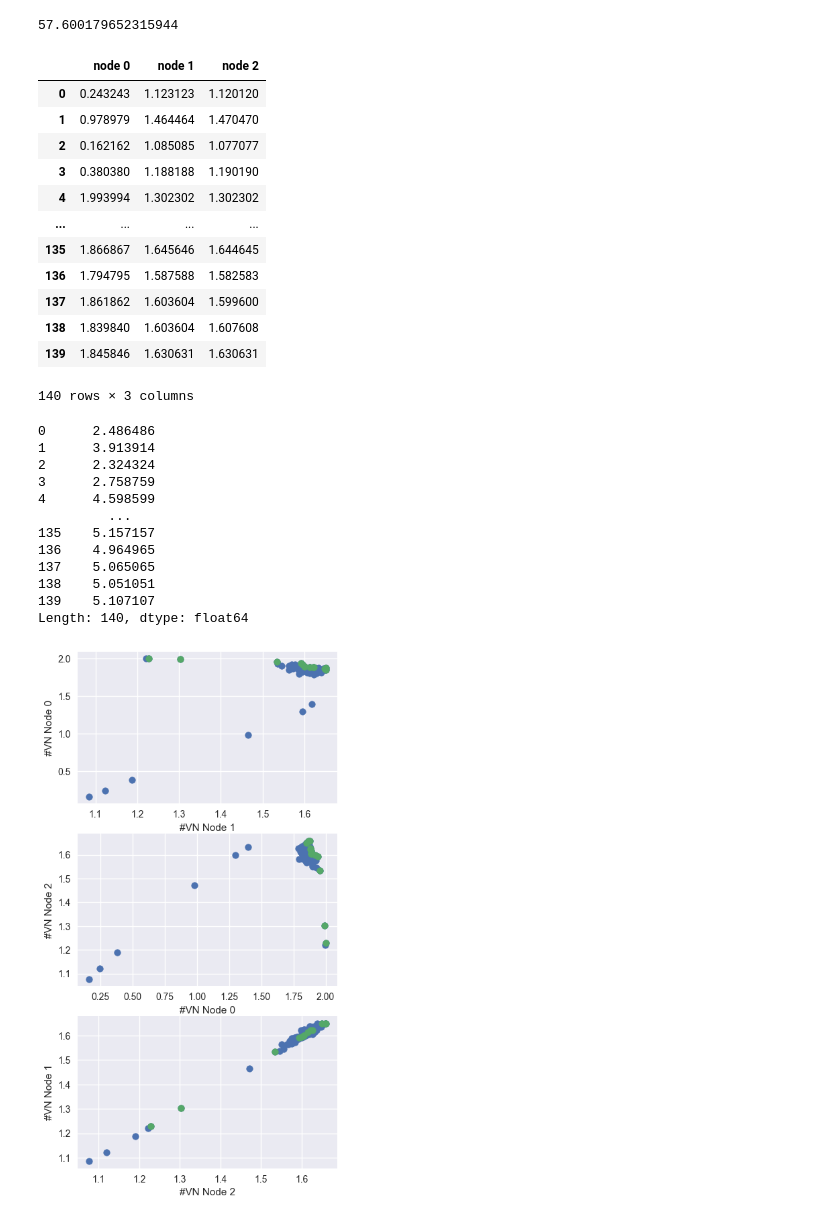
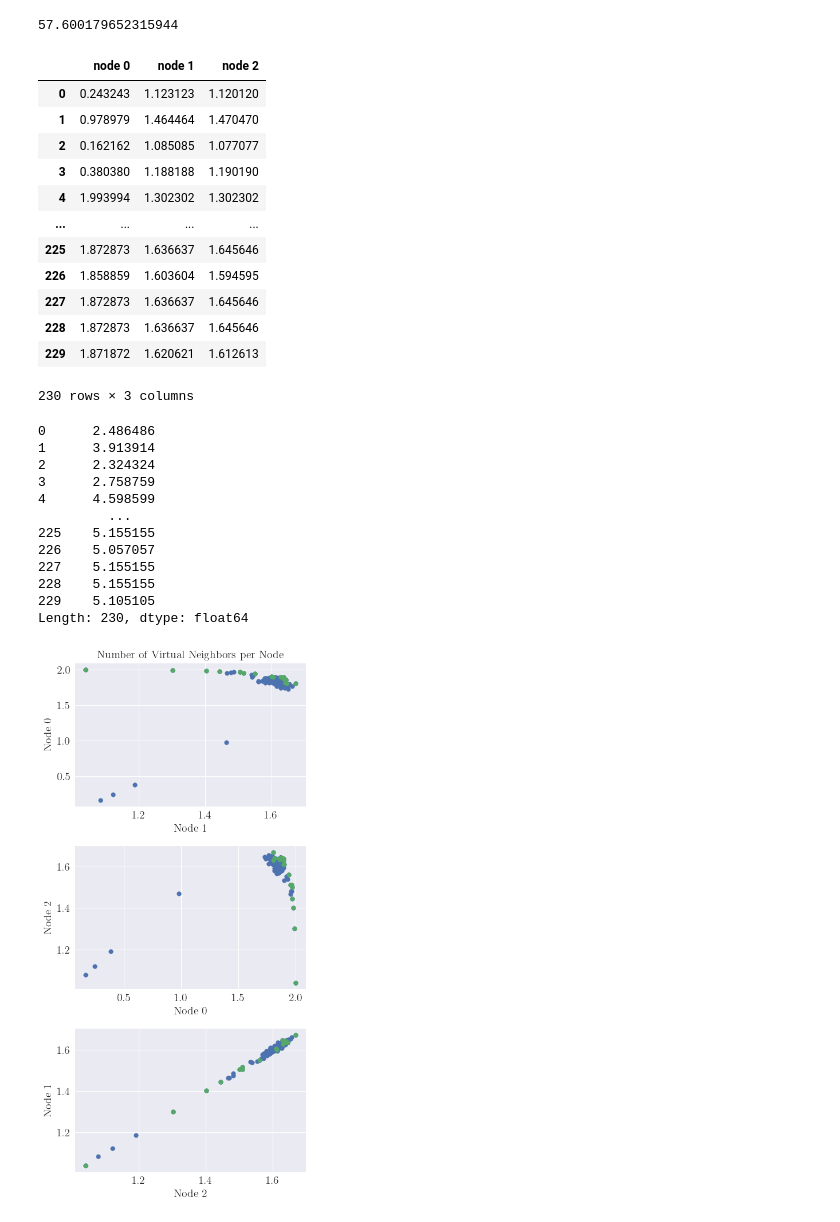
Before and after one commit to Luisenden/qnetsur, a Jupyter notebook: notebooks/paretotrial.ipynb, the cells around one changed output. Saved outputs shown, nothing was run; the diff lists cells and outputs as text; code cells hidden in the pictures.

```diff
--- a/notebooks/paretotrial.ipynb
+++ b/notebooks/paretotrial.ipynb
@@ -12,3 +12,20 @@ sys.path.append('../usecase_rb')
 sys.path.append('../src')
 import src
 import simulation
+
+plt.style.use("seaborn-v0_8-paper")
+
+font = 14
+plt.rcParams.update({
+    'text.usetex': True,
+    'font.family': 'serif',
+    'font.size': font,
+    'axes.labelsize': font,
+    'xtick.labelsize': font,
+    'ytick.labelsize': font,
+    'legend.fontsize': font,
+    'legend.title_fontsize': font,
+    'axes.titlesize': font
+})
+import warnings
+warnings.filterwarnings("ignore")
@@ -72,6 +78,6 @@ See https://github.com/networkx/networkx/issues/5723
 [figure]
 # %%
-with open('../../surdata/SU_tree2,1_0.50h_objective-meanopt_SEED42_03-08-2024_10:01:12.pkl', 'rb') as file:
+with open('../../surdata/SU_tree2,1_0.50h_objective-meanopt_SEED42_03-28-2024_16:51:58.pkl', 'rb') as file:
     # Load the object from the file
     sur_loaded_data = pickle.load(file)
 model = sur_loaded_data
@@ -114,12 +155,12 @@ virtual_neighbours
 | 3 | 0.380380 | 1.188188 | 1.190190 |
 | 4 | 1.993994 | 1.302302 | 1.302302 |
 | ... | ... | ... | ... |
-| 135 | 1.866867 | 1.645646 | 1.644645 |
-| 136 | 1.794795 | 1.587588 | 1.582583 |
-| 137 | 1.861862 | 1.603604 | 1.599600 |
-| 138 | 1.839840 | 1.603604 | 1.607608 |
-| 139 | 1.845846 | 1.630631 | 1.630631 |
+| 225 | 1.872873 | 1.636637 | 1.645646 |
+| 226 | 1.858859 | 1.603604 | 1.594595 |
+| 227 | 1.872873 | 1.636637 | 1.645646 |
+| 228 | 1.872873 | 1.636637 | 1.645646 |
+| 229 | 1.871872 | 1.620621 | 1.612613 |
-140 rows × 3 columns
+230 rows × 3 columns
 # %%
 virtual_neighbours.sum(axis=1)
 # %% [output]
@@ -129,12 +170,12 @@ virtual_neighbours.sum(axis=1)
 3      2.758759
 4      4.598599
          ...
-135    5.157157
-136    4.964965
-137    5.065065
-138    5.051051
-139    5.107107
-Length: 140, dtype: float64
+225    5.155155
+226    5.057057
+227    5.155155
+228    5.155155
+229    5.105105
+Length: 230, dtype: float64
 # %%
 vn = virtual_neighbours.to_numpy()
 # %%
@@ -142,15 +183,16 @@ filter = paretoset(vn, sense=["max"]*3)
 # %%
 fig, axs = plt.subplots(3,sharey=False, sharex=False, figsize=[5,10])
 labels = [1,0,2,1]
 for i,ax in enumerate(axs):
     ax.scatter(x=vn[:,labels[i]], y=vn[:,labels[i+1]])
     ax.scatter(x=vn[:,labels[i]][filter], y=vn[:,labels[i+1]][filter])
-    ax.set_xlabel(f'#VN Node {labels[i]}')
-    ax.set_ylabel(f'#VN Node {labels[i+1]}')
-
+    ax.set_xlabel(f'Node {labels[i]}')
+    ax.set_ylabel(f'Node {labels[i+1]}')
+axs[0].set_title('Number of Virtual Neighbors per Node')
+plt.tight_layout()
 plt.show()
 # %% [output]
-[figure, old version]
+[figure, new version]
 # %%
 import plotly.express as px
 import matplotlib.pyplot as plt
```
Also changed, not shown: parts of 9 cells of this notebook, 14 other files.
